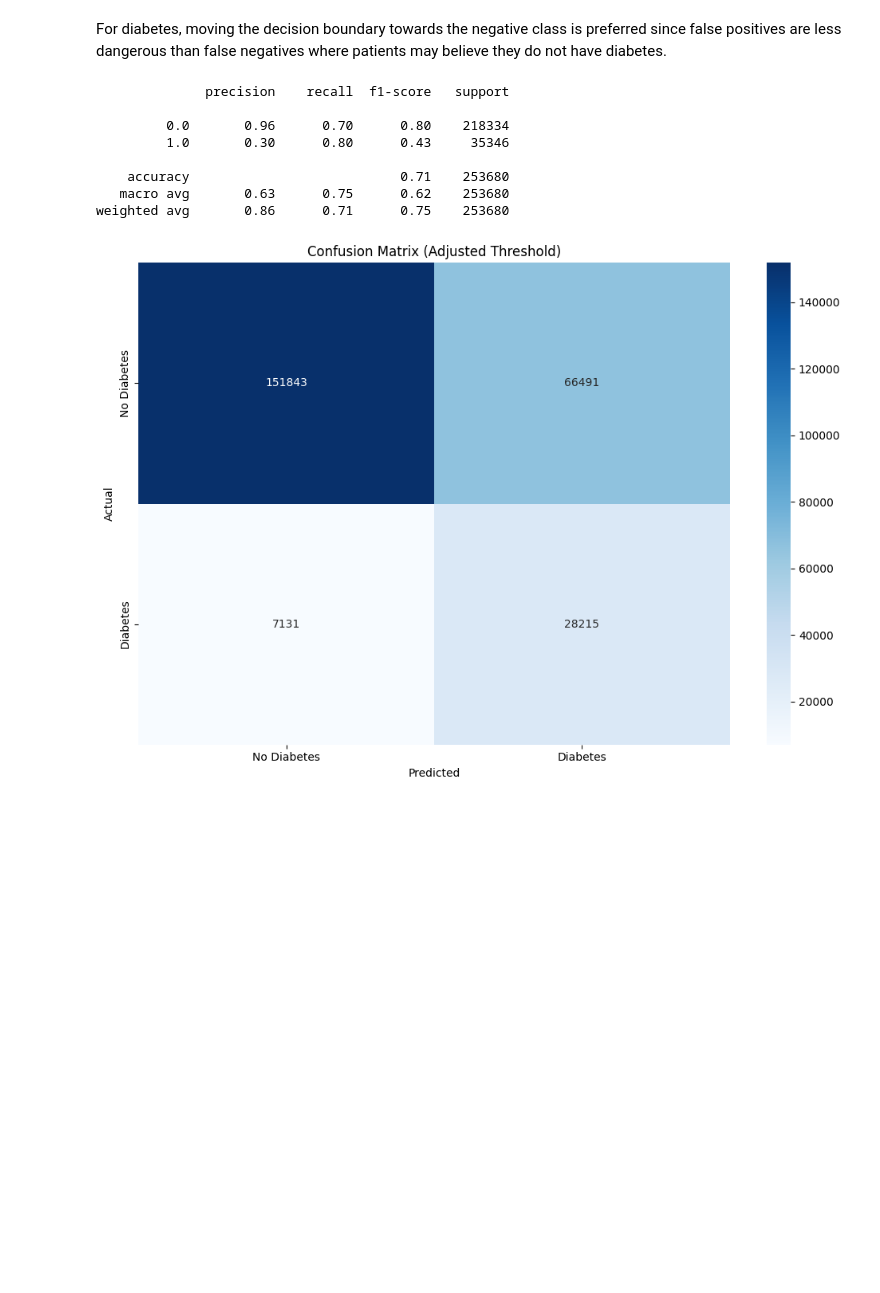
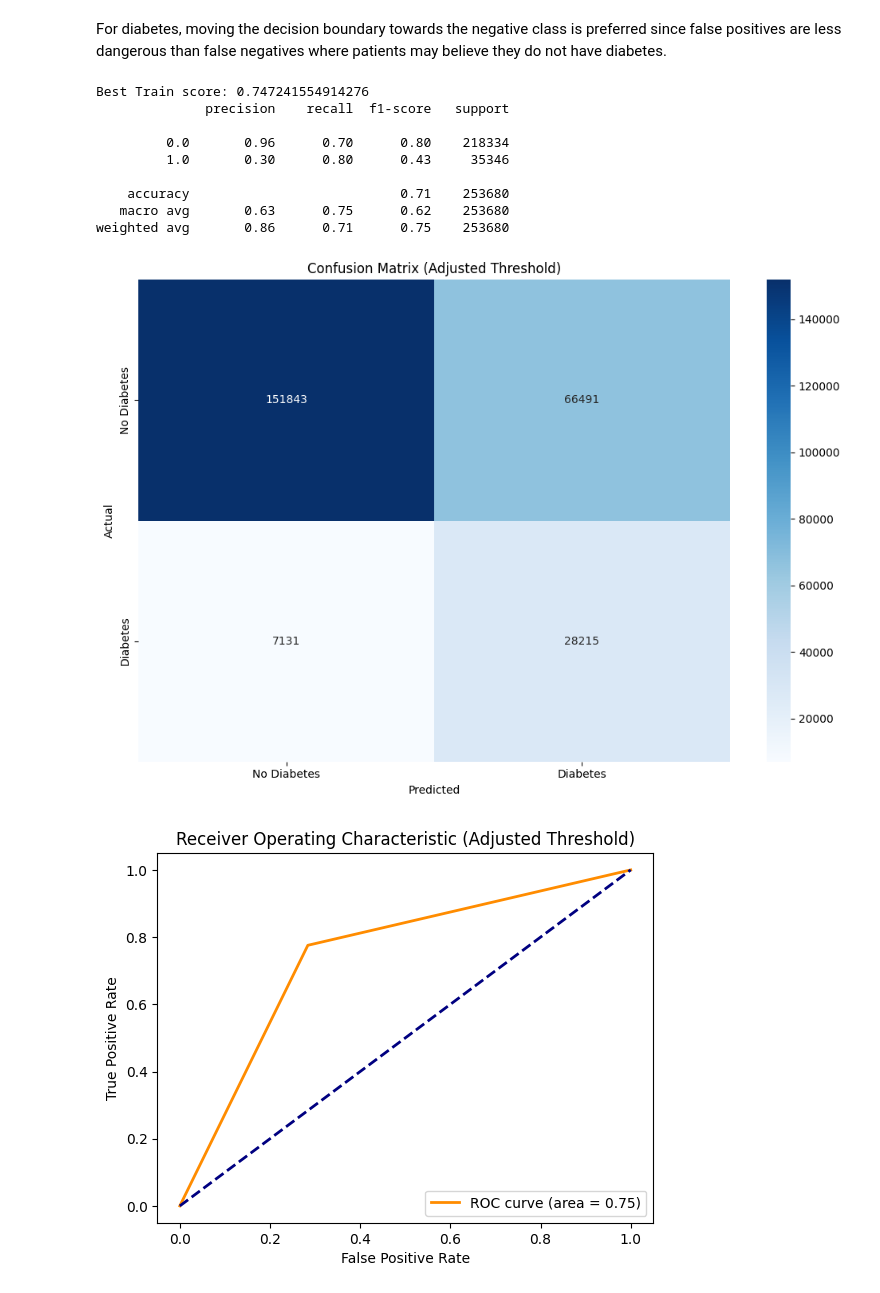
Before and after one commit to malikmahdivika/BMEN415-ML, a Jupyter notebook: Malik_models/Classification_LDA_Malik.ipynb, the cells around one changed output. Drawn from its saved outputs; the diff is of its cells as text; code cells hidden in the pictures; blank space fills up the shorter version.

```diff
--- a/Malik_models/Classification_LDA_Malik.ipynb
+++ b/Malik_models/Classification_LDA_Malik.ipynb
@@ -77,7 +77,7 @@ param_grid = {
 }
 
 # Create a GridSearchCV object
-grid_search = GridSearchCV(estimator=LinearDiscriminantAnalysis(), param_grid=param_grid, cv=5, scoring='accuracy')
+grid_search = GridSearchCV(estimator=LinearDiscriminantAnalysis(), param_grid=param_grid, cv=5, scoring='accuracy', return_train_score=True)
 
 # Fit the grid search to the training data
 grid_search.fit(X_train, y_train)
@@ -117,6 +117,9 @@ Hyperparameter tuning did not improve model performance significantly, but since
 For diabetes, moving the decision boundary towards the negative class is preferred since false positives are less dangerous than false negatives where patients may believe they do not have diabetes.
 # %%
 # Get the decision function scores
+from sklearn.metrics import auc, roc_curve
+
+
 decision_scores = best_model.decision_function(X_test)
 
 # Adjust the threshold to move the decision boundary
@@ -124,30 +127,46 @@ threshold = 0.0  # Default threshold is 0.0
 adjusted_threshold = threshold - 0.1  # Shift the threshold towards the negative class
 # Threshold needs to move without affecting model performance significantly
 # any lower and it seems to affect the model performance
 
 # Make predictions based on the adjusted threshold
 adjusted_predictions = (decision_scores > adjusted_threshold).astype(int)
 
 # Evaluate the adjusted predictions
+print("Best Train score:", best_model.score(X_train, y_train))
 print(classification_report(y_test, adjusted_predictions))
 
 # Plot the confusion matrix for adjusted predictions
 plt.figure(figsize=(10, 7))
 sns.heatmap(confusion_matrix(y_test, adjusted_predictions), annot=True, fmt='d', cmap='Blues')
 plt.title('Confusion Matrix (Adjusted Threshold)')
 plt.xlabel('Predicted')
 plt.xticks([0.5, 1.5], ['No Diabetes', 'Diabetes'])
 plt.ylabel('Actual')
 plt.yticks([0.5, 1.5], ['No Diabetes', 'Diabetes'])
 plt.tight_layout()
 plt.show()
+
+# ROC Curve
+fpr, tpr, _ = roc_curve(y_test, y_pred)
+roc_auc = auc(fpr, tpr)
+
+plt.figure()
+plt.plot(fpr, tpr, color='darkorange', lw=2, label=f"ROC curve (area = {roc_auc:.2f})")
+plt.plot([0, 1], [0, 1], color='navy', lw=2, linestyle='--')
+plt.xlabel("False Positive Rate")
+plt.ylabel("True Positive Rate")
+plt.title("Receiver Operating Characteristic (Adjusted Threshold)")
+plt.legend(loc="lower right")
+plt.show()
 # %% [output]
+Best Train score: 0.747241554914276
               precision    recall  f1-score   support
 
          0.0       0.96      0.70      0.80    218334
          1.0       0.30      0.80      0.43     35346
 
     accuracy                           0.71    253680
    macro avg       0.63      0.75      0.62    253680
 weighted avg       0.86      0.71      0.75    253680
 [figure]
+[figure, added]
```
Also changed, not shown: 4 other files.
